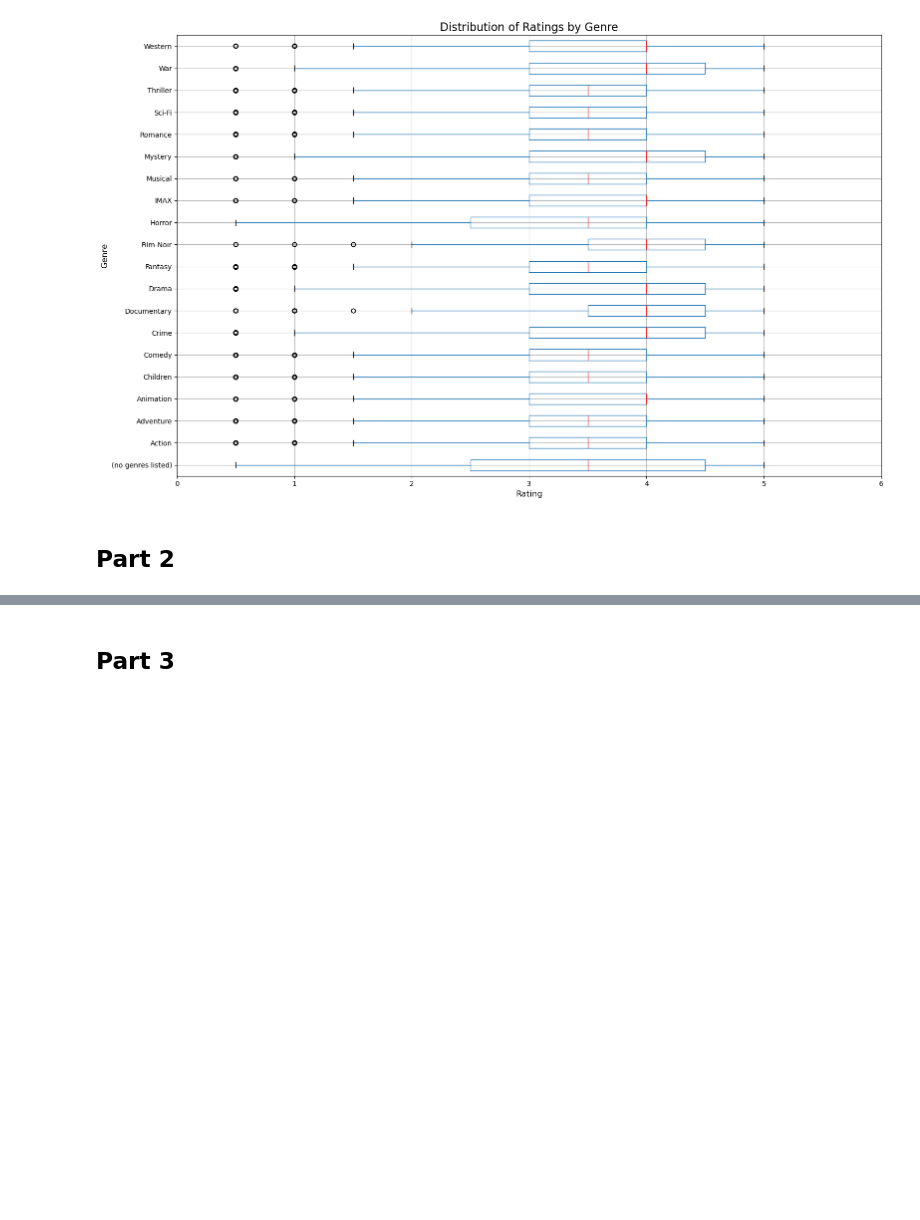
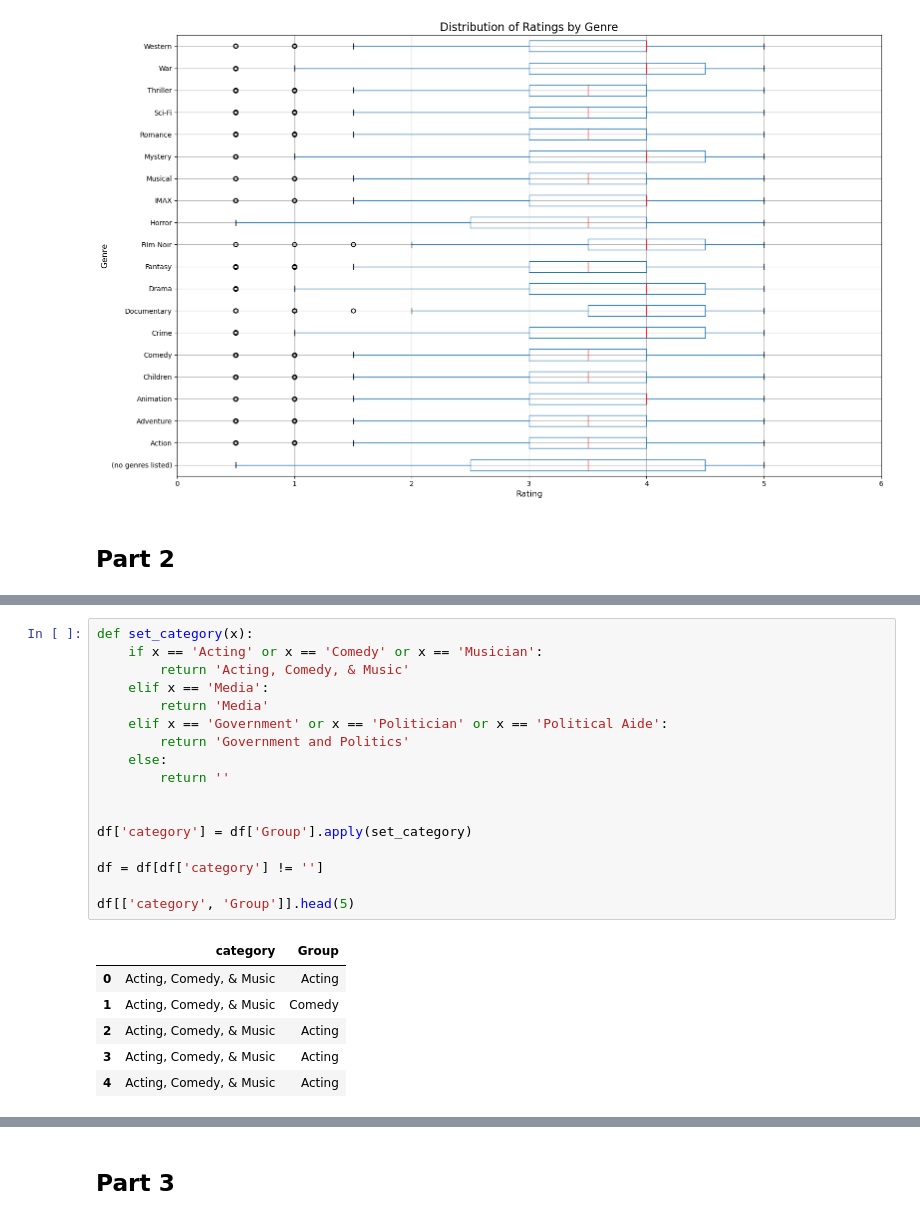
Before and after one commit to AHHHHHH0-0/170A-HW1, a Jupyter notebook: hw2/hw2.ipynb, the cells around one changed output, grey strips where cells are left out. Drawn from its saved outputs; the diff is of its cells as text; blank space fills up the shorter version.

```diff
--- a/hw2/hw2.ipynb
+++ b/hw2/hw2.ipynb
@@ -85,0 +97,24 @@ plt.show()
+# %%
+def set_category(x):
+    if x == 'Acting' or x == 'Comedy' or x == 'Musician':
+        return 'Acting, Comedy, & Music'
+    elif x == 'Media':
+        return 'Media'
+    elif x == 'Government' or x == 'Politician' or x == 'Political Aide':
+        return 'Government and Politics'
+    else:
+        return ''
+
+
+df['category'] = df['Group'].apply(set_category)
+
+df = df[df['category'] != '']
+
+df[['category', 'Group']].head(5)
+# %% [output]
+|  | category | Group |
+| 0 | Acting, Comedy, & Music | Acting |
+| 1 | Acting, Comedy, & Music | Comedy |
+| 2 | Acting, Comedy, & Music | Acting |
+| 3 | Acting, Comedy, & Music | Acting |
+| 4 | Acting, Comedy, & Music | Acting |
```
Also changed, not shown: parts of 3 cells of this notebook, 2 other files.
